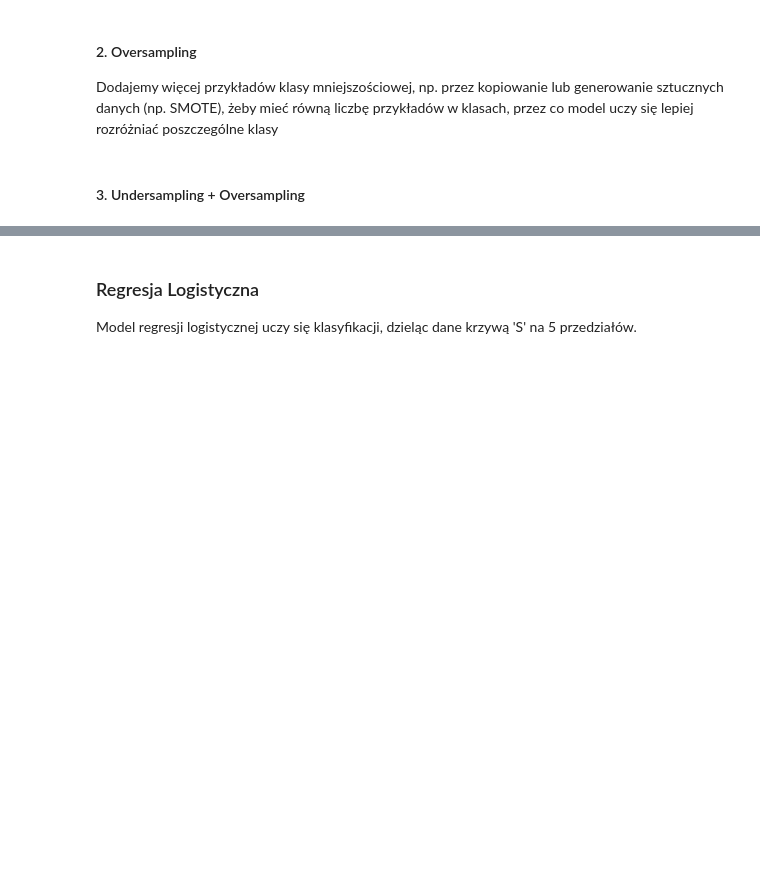
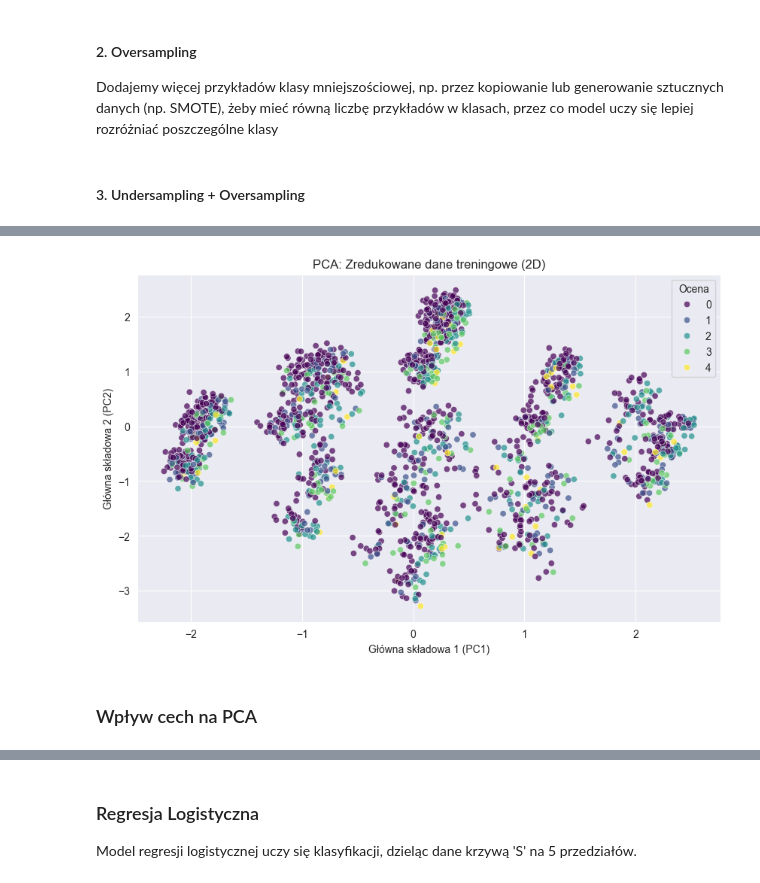
Before and after one commit to Polinez/MLClassProject, a Jupyter notebook: UM_Wandzel_Walus_Adamiak_Szymczyk.ipynb, the cells around one changed output, grey strips where cells are left out. Cells and saved outputs as stored; diff of their text form; code cells hidden in the pictures; blank space fills up the shorter version.

```diff
--- a/UM_Wandzel_Walus_Adamiak_Szymczyk.ipynb
+++ b/UM_Wandzel_Walus_Adamiak_Szymczyk.ipynb
@@ -553,0 +464,18 @@ Dodajemy więcej przykładów klasy mniejszościowej, np. przez kopiowanie lub g
+# %%
+pca = PCA(n_components=2)
+X_train_pca = pca.fit_transform(X_train)   # Uczymy PCA na treningowym
+X_test_pca = pca.transform(X_test)         # Transformujemy testowy (nie uczymy ponownie!)
+
+
+plt.figure(figsize=(10, 6))
+sns.scatterplot(x=X_train_pca[:, 0], y=X_train_pca[:, 1], hue=y_train, palette='viridis', alpha=0.7)
+plt.title('PCA: Zredukowane dane treningowe (2D)')
+plt.xlabel('Główna składowa 1 (PC1)')
+plt.ylabel('Główna składowa 2 (PC2)')
+plt.legend(title='Ocena')
+plt.grid(True)
+plt.show()
+# %% [output]
+[figure, added]
+# %% [markdown]
+### Wpływ cech na PCA
```
Also changed, not shown: parts of 26 cells of this notebook.
